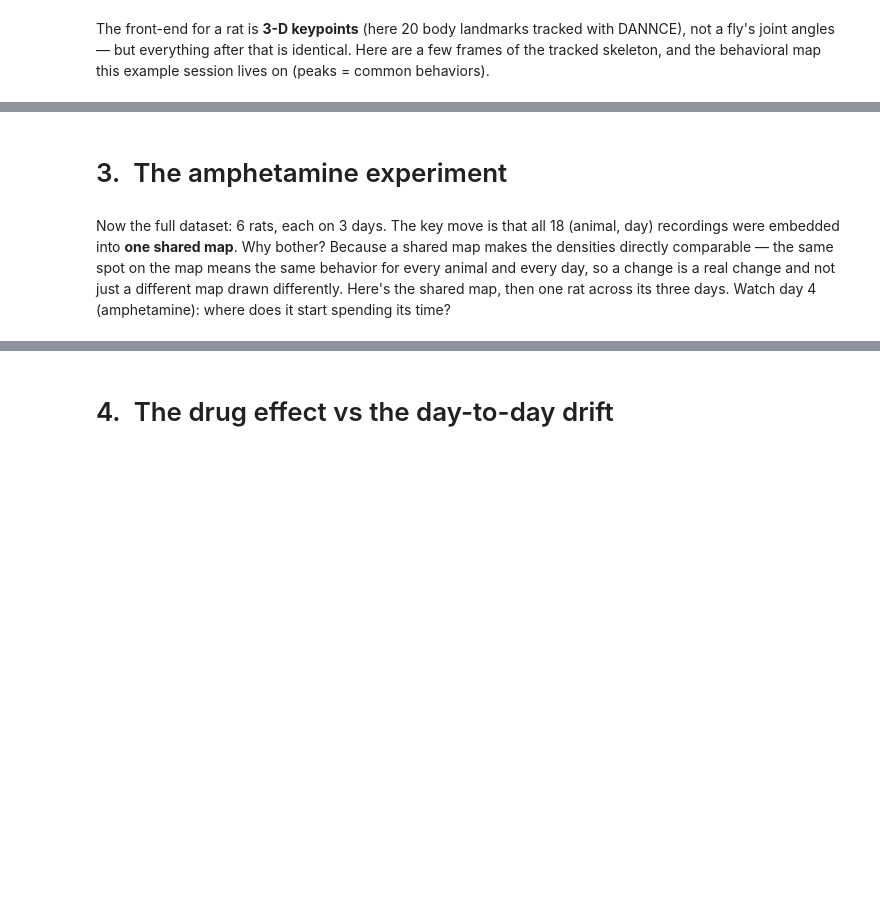
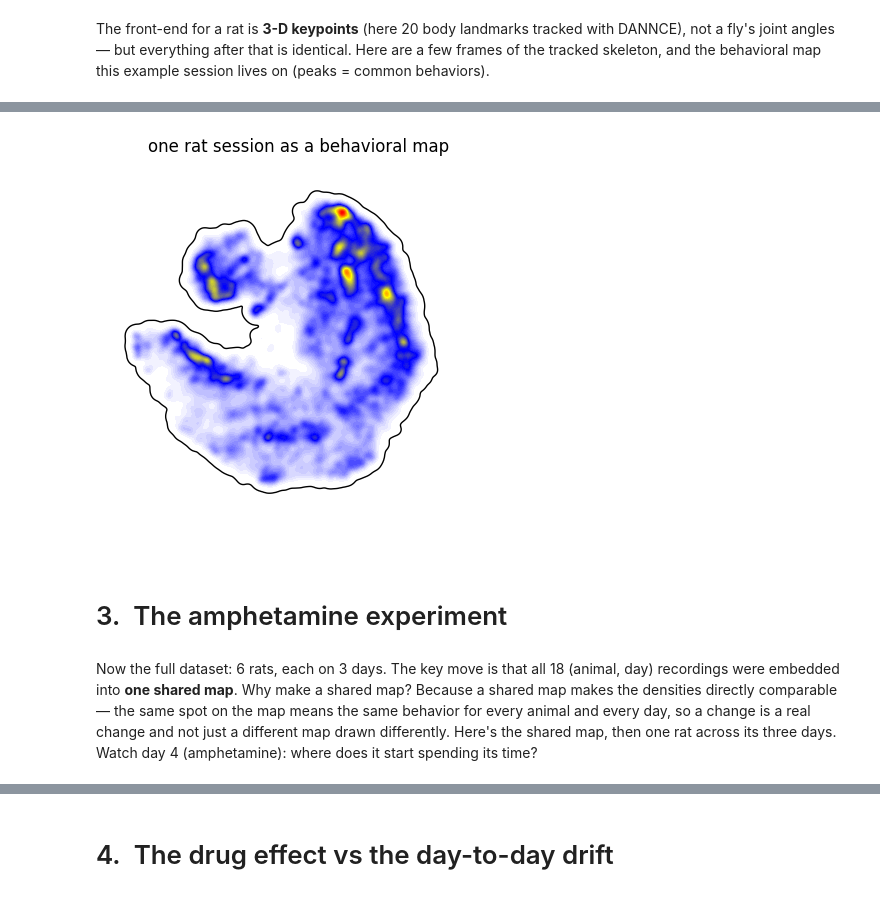
Before and after one commit to bermanlabemory/unsupervised-behavior-tutorials, a Jupyter notebook: 03_rat_individual_behavior.ipynb, the cells around one changed output, grey strips where cells are left out. Drawn from its saved outputs; the diff is of its cells as text; code cells hidden in the pictures; blank space fills up the shorter version.

```diff
--- a/03_rat_individual_behavior.ipynb
+++ b/03_rat_individual_behavior.ipynb
@@ -98,14 +102,17 @@ plt.suptitle("raw 3-D rat keypoints (one example session)"); plt.show()
 # %%
 ze = kp["emb"]; R0 = np.abs(ze).max() + 10
-_, _, d0 = mmpy.findPointDensity(ze, 1.0, 501, [-R0, R0])
+_, xx, d0 = mmpy.findPointDensity(ze, 1.0, 501, [-R0, R0])
 fig, ax = plt.subplots(figsize=(5, 5))
 ax.imshow(d0, extent=(-R0, R0, -R0, R0), origin="lower", cmap=mmpy.gencmap())
+ax.contour(xx, xx, d0, levels=[1e-6], colors="k", linewidths=1)
 ax.set_title("one rat session as a behavioral map"); ax.axis("off"); plt.show()
+# %% [output]
+[figure, added]
 # %% [markdown]
 # 3.&nbsp; The amphetamine experiment
 # %% [markdown]
 Now the full dataset: 6 rats, each on 3 days. The key move is that all 18 (animal, day) recordings were
-embedded into **one shared map**. Why bother? Because a shared map makes the densities directly
+embedded into **one shared map**. Why make a shared map? Because a shared map makes the densities directly
 comparable &mdash; the same spot on the map means the same behavior for every animal and every day, so a
 change is a real change and not just a different map drawn differently. Here's the shared map, then one
 rat across its three days. Watch day 4 (amphetamine): where does it start spending its time?
```
Also changed, not shown: parts of 12 cells of this notebook, 2 other files.
